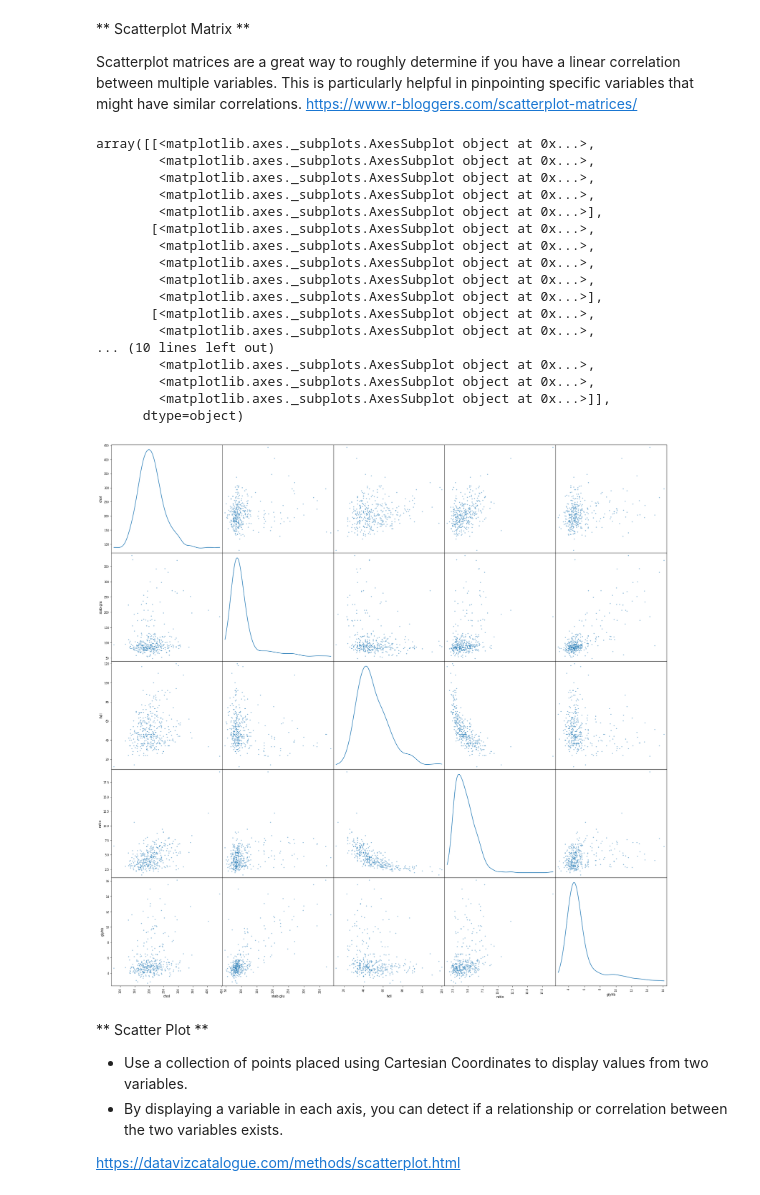
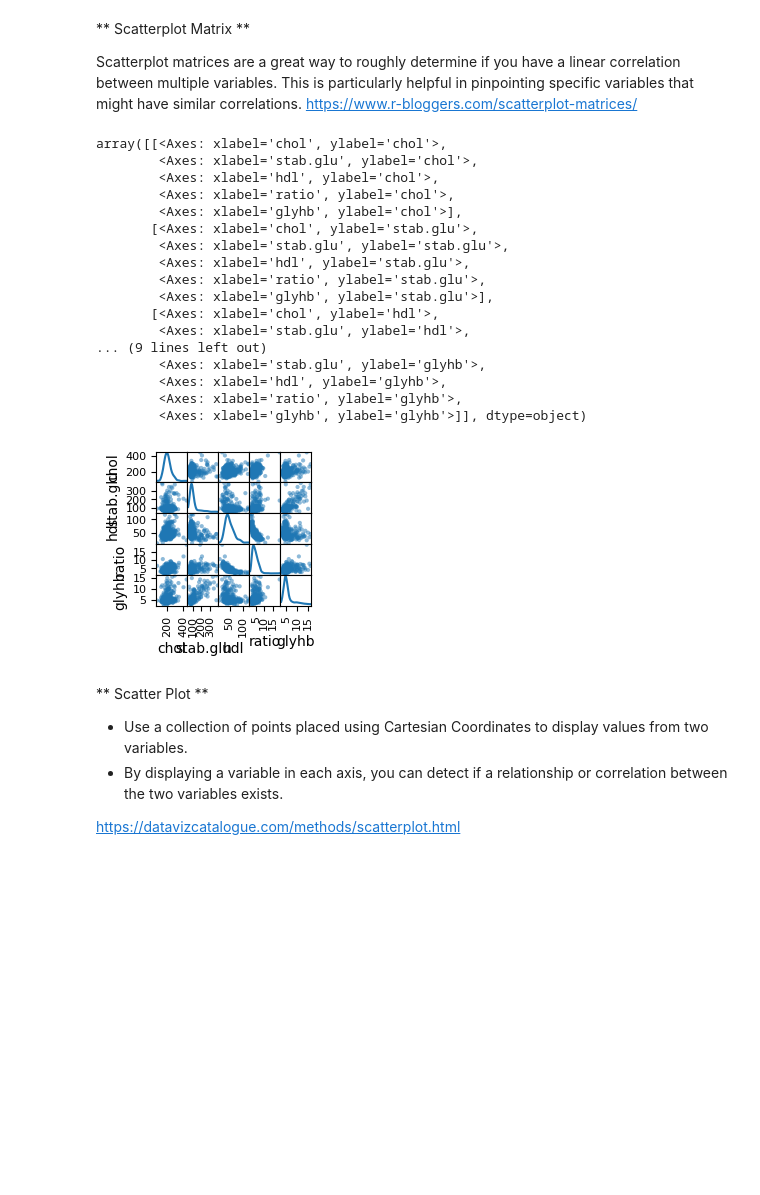
Before and after one commit to dbabichenko/python_for_data_and_analytics, a Jupyter notebook: EDA and Data visualization/Visualization.ipynb, the cells around one changed output. Drawn from its saved outputs; the diff is of its cells as text; code cells hidden in the pictures; blank space fills up the shorter version.

```diff
--- a/EDA and Data visualization/Visualization.ipynb
+++ b/EDA and Data visualization/Visualization.ipynb
@@ -94,27 +94,27 @@ Scatterplot matrices are a great way to roughly determine if you have a linear c
 # %%
 from pandas.plotting import scatter_matrix
 scatter_matrix(df[['chol', 'stab.glu', 'hdl', 'ratio', 'glyhb']], # Make a scatter matrix of all columns
-               figsize=(30, 30), # Set plot size
+               figsize=(2, 2), # Set plot size
                diagonal='kde')  # Show distribution estimates on diagonal
 # %% [output]
-array([[<matplotlib.axes._subplots.AxesSubplot object at 0x...>,
-        <matplotlib.axes._subplots.AxesSubplot object at 0x...>,
-        <matplotlib.axes._subplots.AxesSubplot object at 0x...>,
-        <matplotlib.axes._subplots.AxesSubplot object at 0x...>,
-        <matplotlib.axes._subplots.AxesSubplot object at 0x...>],
-       [<matplotlib.axes._subplots.AxesSubplot object at 0x...>,
-        <matplotlib.axes._subplots.AxesSubplot object at 0x...>,
-        <matplotlib.axes._subplots.AxesSubplot object at 0x...>,
-        <matplotlib.axes._subplots.AxesSubplot object at 0x...>,
-        <matplotlib.axes._subplots.AxesSubplot object at 0x...>],
-       [<matplotlib.axes._subplots.AxesSubplot object at 0x...>,
-        <matplotlib.axes._subplots.AxesSubplot object at 0x...>,
-... (10 lines left out)
-        <matplotlib.axes._subplots.AxesSubplot object at 0x...>,
-        <matplotlib.axes._subplots.AxesSubplot object at 0x...>,
-        <matplotlib.axes._subplots.AxesSubplot object at 0x...>]],
-      dtype=object)
+array([[<Axes: xlabel='chol', ylabel='chol'>,
+        <Axes: xlabel='stab.glu', ylabel='chol'>,
+        <Axes: xlabel='hdl', ylabel='chol'>,
+        <Axes: xlabel='ratio', ylabel='chol'>,
+        <Axes: xlabel='glyhb', ylabel='chol'>],
+       [<Axes: xlabel='chol', ylabel='stab.glu'>,
+        <Axes: xlabel='stab.glu', ylabel='stab.glu'>,
+        <Axes: xlabel='hdl', ylabel='stab.glu'>,
+        <Axes: xlabel='ratio', ylabel='stab.glu'>,
+        <Axes: xlabel='glyhb', ylabel='stab.glu'>],
+       [<Axes: xlabel='chol', ylabel='hdl'>,
+        <Axes: xlabel='stab.glu', ylabel='hdl'>,
+... (9 lines left out)
+        <Axes: xlabel='stab.glu', ylabel='glyhb'>,
+        <Axes: xlabel='hdl', ylabel='glyhb'>,
+        <Axes: xlabel='ratio', ylabel='glyhb'>,
+        <Axes: xlabel='glyhb', ylabel='glyhb'>]], dtype=object)
-[figure, old version]
+[figure, new version]
 # %% [markdown]
 ** Scatter Plot **
 
```
Also changed, not shown: parts of 20 cells of this notebook.
